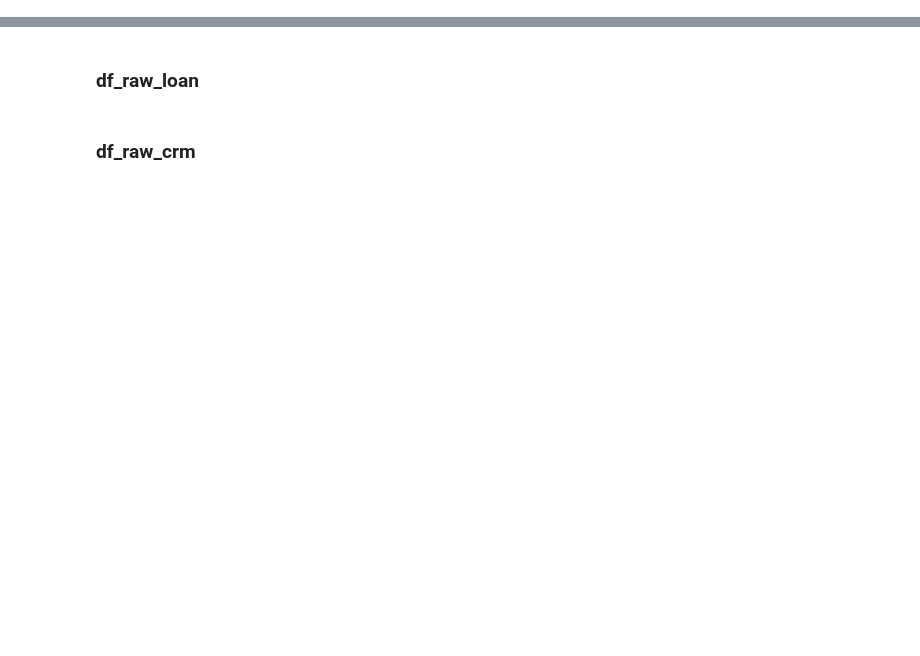
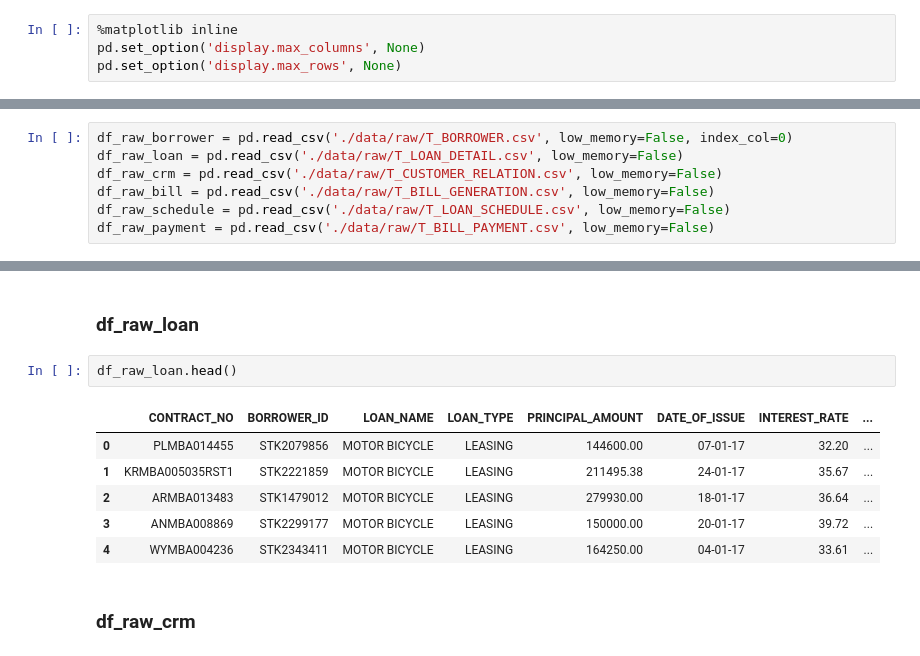
Before and after one commit to hrdipto/catpoint-parent, a Jupyter notebook: assg01.finiqs.edwin.elt_extraction_wip.0.0.1.ipynb, the cells around one changed output, grey strips where cells are left out. Drawn from its saved outputs; the diff is of its cells as text; blank space fills up the shorter version.

```diff
--- a/assg01.finiqs.edwin.elt_extraction_wip.0.0.1.ipynb
+++ b/assg01.finiqs.edwin.elt_extraction_wip.0.0.1.ipynb
@@ -10,6 +14,10 @@ Write all Environment Setup scripts in the following cell
 1. inline matplotlib
 2. Display all columns of Pandas DataFrame
 3. Display all rows of Pandas DataFrame
+# %%
+%matplotlib inline
+pd.set_option('display.max_columns', None)
+pd.set_option('display.max_rows', None)
 # %% [markdown]
 # Load Raw CSVs
 
@@ -39,6 +47,13 @@ Note:-
 
 1. low_memory property should be set to False
 2. Headers are already in the first row of the resepctive csv files
+# %%
+df_raw_borrower = pd.read_csv('./data/raw/T_BORROWER.csv', low_memory=False, index_col=0)
+df_raw_loan = pd.read_csv('./data/raw/T_LOAN_DETAIL.csv', low_memory=False)
+df_raw_crm = pd.read_csv('./data/raw/T_CUSTOMER_RELATION.csv', low_memory=False)
+df_raw_bill = pd.read_csv('./data/raw/T_BILL_GENERATION.csv', low_memory=False)
+df_raw_schedule = pd.read_csv('./data/raw/T_LOAN_SCHEDULE.csv', low_memory=False)
+df_raw_payment = pd.read_csv('./data/raw/T_BILL_PAYMENT.csv', low_memory=False)
 # %% [markdown]
 # Have a glance on the Datasets
 # %% [markdown]
@@ -48,4 +72,13 @@ Use Pandas DataFrame's head() method to get some ideas of the data
 # %% [markdown]
 ### df_raw_loan
+# %%
+df_raw_loan.head()
+# %% [output]
+|  | CONTRACT_NO | BORROWER_ID | LOAN_NAME | LOAN_TYPE | PRINCIPAL_AMOUNT | DATE_OF_ISSUE | INTEREST_RATE | ... |
+| 0 | PLMBA014455 | STK2079856 | MOTOR BICYCLE | LEASING | 144600.00 | 07-01-17 | 32.20 | ... |
+| 1 | KRMBA005035RST1 | STK2221859 | MOTOR BICYCLE | LEASING | 211495.38 | 24-01-17 | 35.67 | ... |
+| 2 | ARMBA013483 | STK1479012 | MOTOR BICYCLE | LEASING | 279930.00 | 18-01-17 | 36.64 | ... |
+| 3 | ANMBA008869 | STK2299177 | MOTOR BICYCLE | LEASING | 150000.00 | 20-01-17 | 39.72 | ... |
+| 4 | WYMBA004236 | STK2343411 | MOTOR BICYCLE | LEASING | 164250.00 | 04-01-17 | 33.61 | ... |
 # %% [markdown]
 ### df_raw_crm
```
Also changed, not shown: parts of 14 cells of this notebook, 1 other file.
